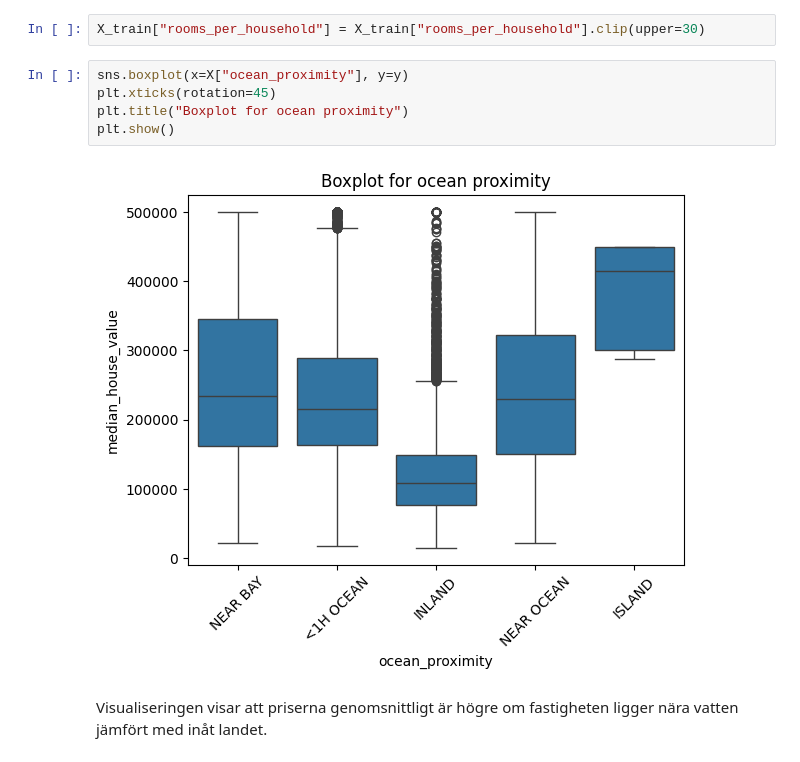
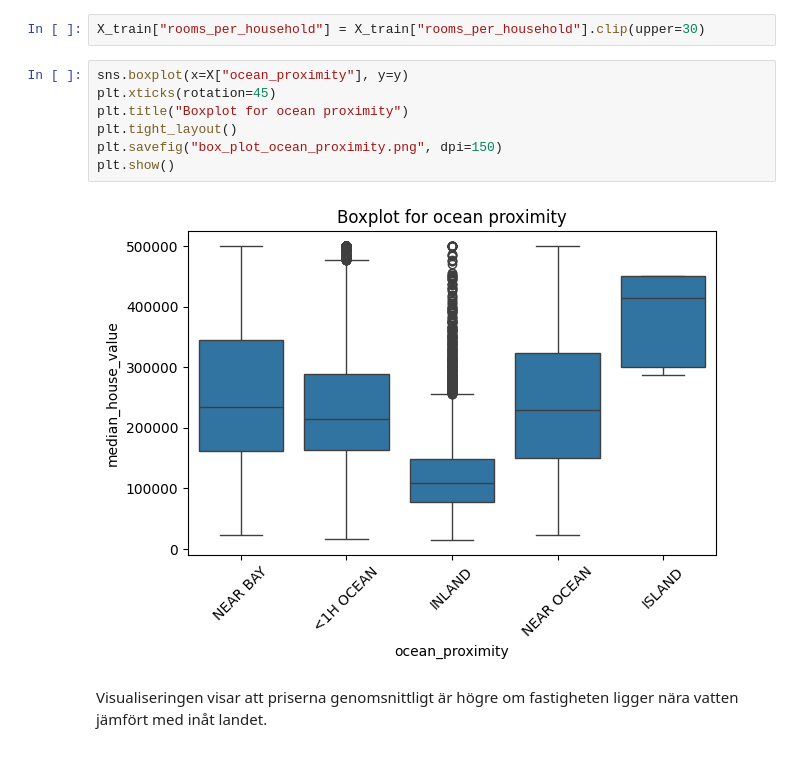
Before and after one commit to VeraStopp/ML_egen_uppgift, a Jupyter notebook: ML_Uppgift1_Vera_Stopp.ipynb, the cells around one changed output. Cells and saved outputs as stored; diff of their text form.

```diff
--- a/ML_Uppgift1_Vera_Stopp.ipynb
+++ b/ML_Uppgift1_Vera_Stopp.ipynb
@@ -91,10 +91,12 @@ X_train["rooms_per_household"] = X_train["rooms_per_household"].clip(upper=30)
 # %%
 sns.boxplot(x=X["ocean_proximity"], y=y)
 plt.xticks(rotation=45)
 plt.title("Boxplot for ocean proximity")
+plt.tight_layout()
+plt.savefig("box_plot_ocean_proximity.png", dpi=150)
 plt.show()
 # %% [output]
-[figure, old version]
+[figure, new version]
 # %% [markdown]
 Visualiseringen visar att priserna genomsnittligt är högre om fastigheten ligger nära vatten jämfört med inåt landet.
 # %%
```
Also changed, not shown: parts of 2 cells of this notebook, 2 other files.
